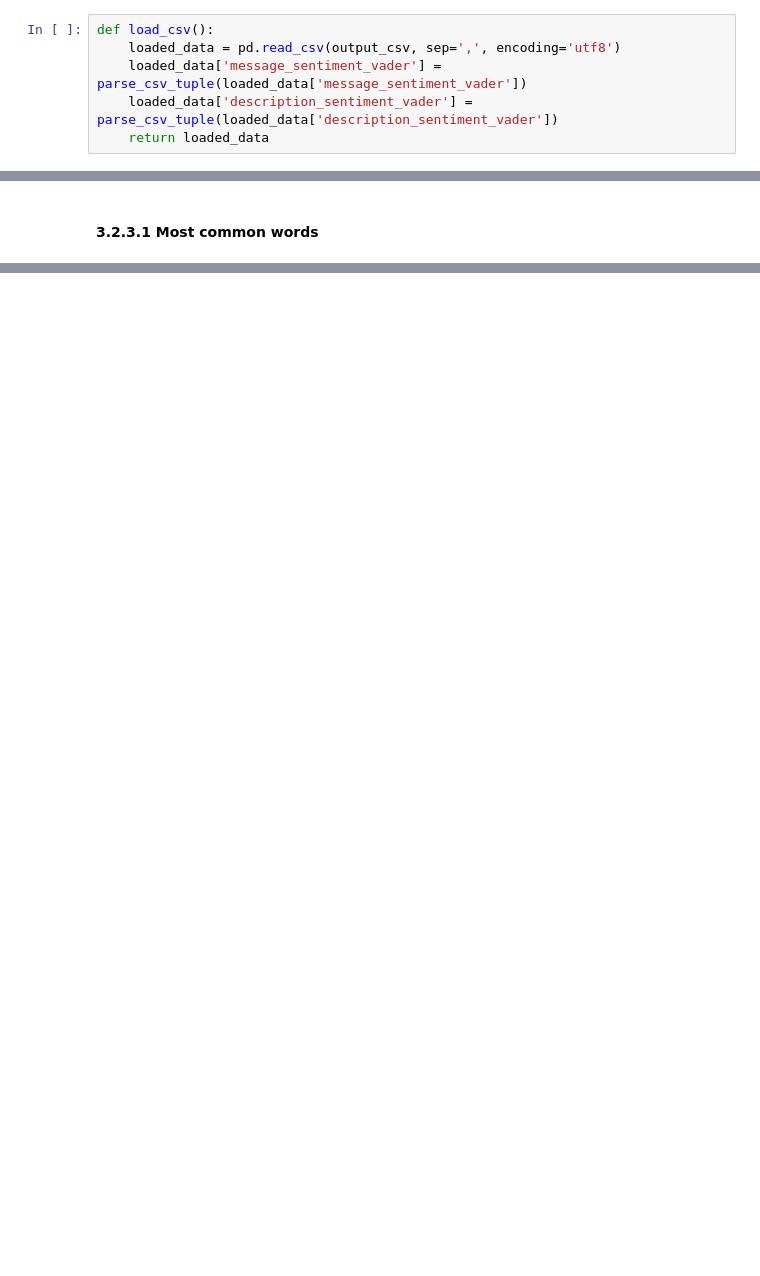
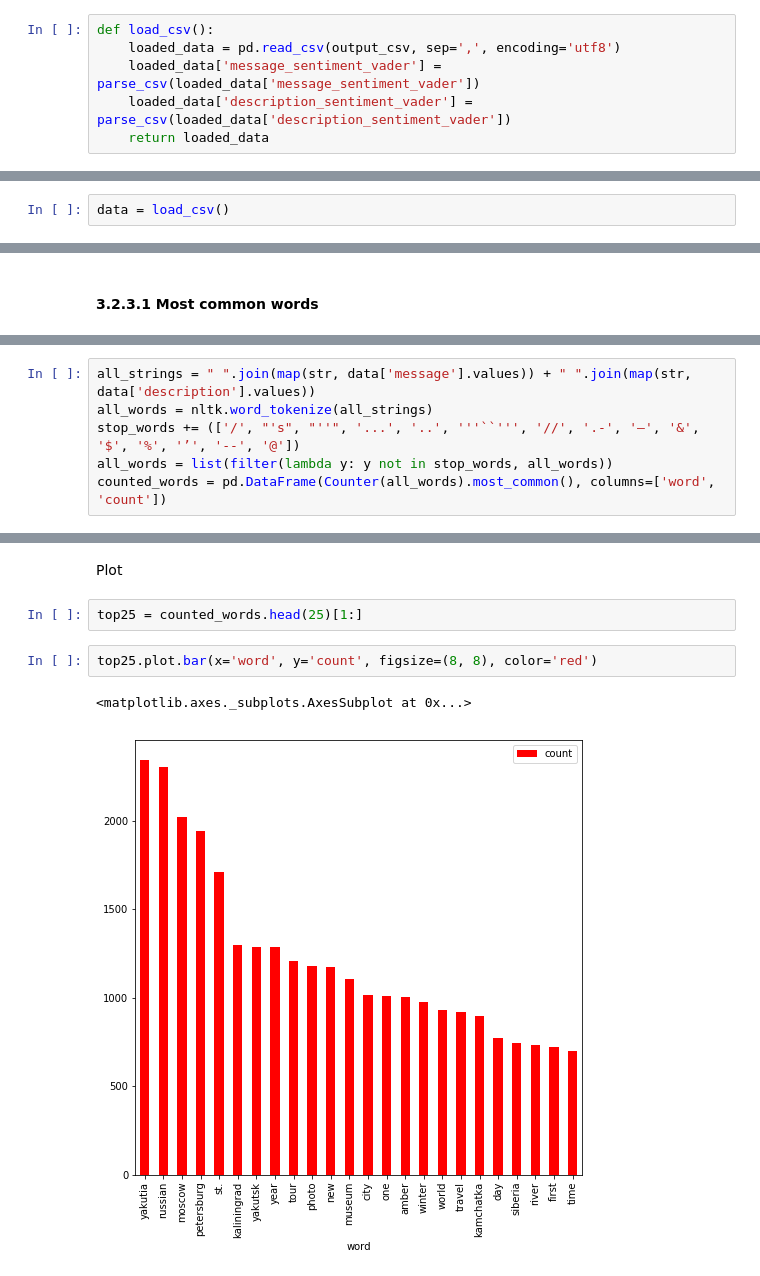
Before and after one commit to dbulgakov/ML-Russia-Tourism, a Jupyter notebook: Tourism analysis.ipynb, the cells around one changed output, grey strips where cells are left out. Cells and saved outputs as stored; diff of their text form; blank space fills up the shorter version.

Commit message:
added new plots

```diff
--- a/Tourism analysis.ipynb
+++ b/Tourism analysis.ipynb
@@ -264,8 +238,8 @@ def parse_csv_tuple(series):
 # %%
 def load_csv():
     loaded_data = pd.read_csv(output_csv, sep=',', encoding='utf8')
-    loaded_data['message_sentiment_vader'] = parse_csv_tuple(loaded_data['message_sentiment_vader'])
-    loaded_data['description_sentiment_vader'] = parse_csv_tuple(loaded_data['description_sentiment_vader'])
+    loaded_data['message_sentiment_vader'] = parse_csv(loaded_data['message_sentiment_vader'])
+    loaded_data['description_sentiment_vader'] = parse_csv(loaded_data['description_sentiment_vader'])
     return loaded_data
 # %%
 save_csv()
@@ -308,6 +282,8 @@ data['description_sentiment_vader_parsed'] = get_message_sentiment(data['descrip
 save_csv()
 # %% [markdown]
 ## 3.2 Plotting stats
+# %%
+data = load_csv()
 # %% [markdown]
 ### 3.2.1 Shares per gender
 # %%
@@ -396,0 +370,6 @@ all_strings_string = " ".join(all_strings_list)
+# %%
+all_strings = " ".join(map(str, data['message'].values)) + " ".join(map(str, data['description'].values))
+all_words = nltk.word_tokenize(all_strings)
+stop_words += (['/', "'s", "''", '...', '..', '''``''', '//', '.-', '–', '&', '$', '%', '’', '--', '@'])
+all_words = list(filter(lambda y: y not in stop_words, all_words))
+counted_words = pd.DataFrame(Counter(all_words).most_common(), columns=['word', 'count'])
@@ -396,0 +396,9 @@ all_strings_string = " ".join(all_strings_list)
+# %% [markdown]
+Plot
+# %%
+top25 = counted_words.head(25)[1:]
+# %%
+top25.plot.bar(x='word', y='count', figsize=(8, 8), color='red')
+# %% [output]
+<matplotlib.axes._subplots.AxesSubplot at 0x...>
+[figure, added]
```
Also changed, not shown: parts of 19 cells of this notebook.
